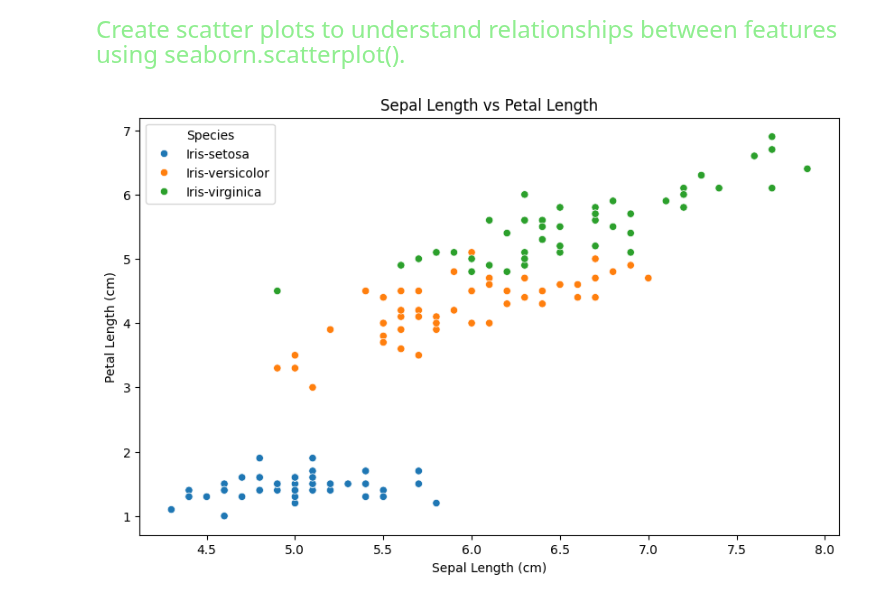
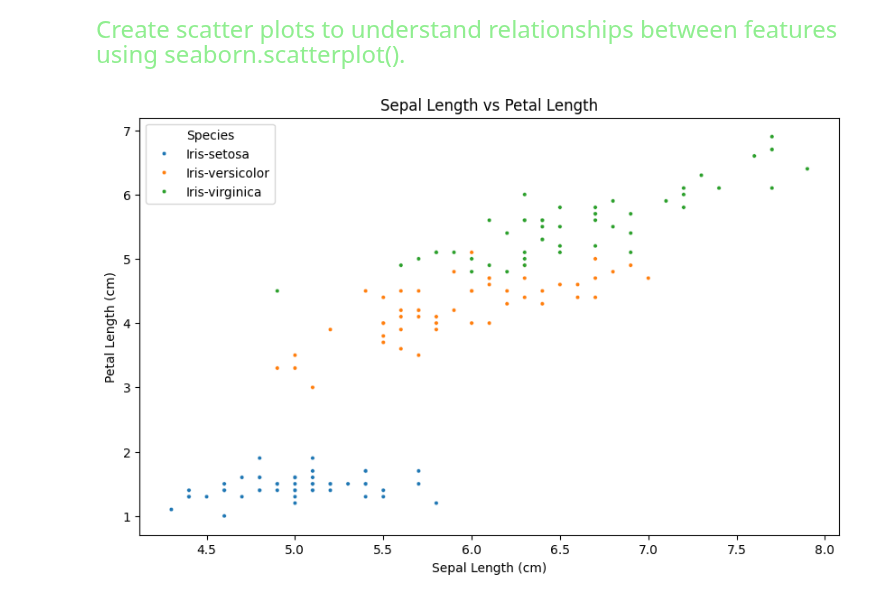
Before and after one commit to Sar-Hal/AD_Lab, a Jupyter notebook: Lab_2_10122025/Answers.ipynb, the cells around one changed output. Drawn from its saved outputs; the diff is of its cells as text; code cells hidden in the pictures.

```diff
--- a/Lab_2_10122025/Answers.ipynb
+++ b/Lab_2_10122025/Answers.ipynb
@@ -105,11 +105,11 @@ plt.show()
 # %%
 import seaborn as sns
 
 plt.figure(figsize=(10, 6))
-sns.scatterplot(data=spotdf, x='SepalLengthCm', y='PetalLengthCm', hue='Species')
+sns.scatterplot(data=spotdf, x='SepalLengthCm', y='PetalLengthCm', hue='Species',s=10)
 plt.xlabel('Sepal Length (cm)')
 plt.ylabel('Petal Length (cm)')
 plt.title('Sepal Length vs Petal Length')
 plt.show()
 # %% [output]
-[figure, old version]
+[figure, new version]
```
Also changed, not shown: parts of 2 cells of this notebook.
